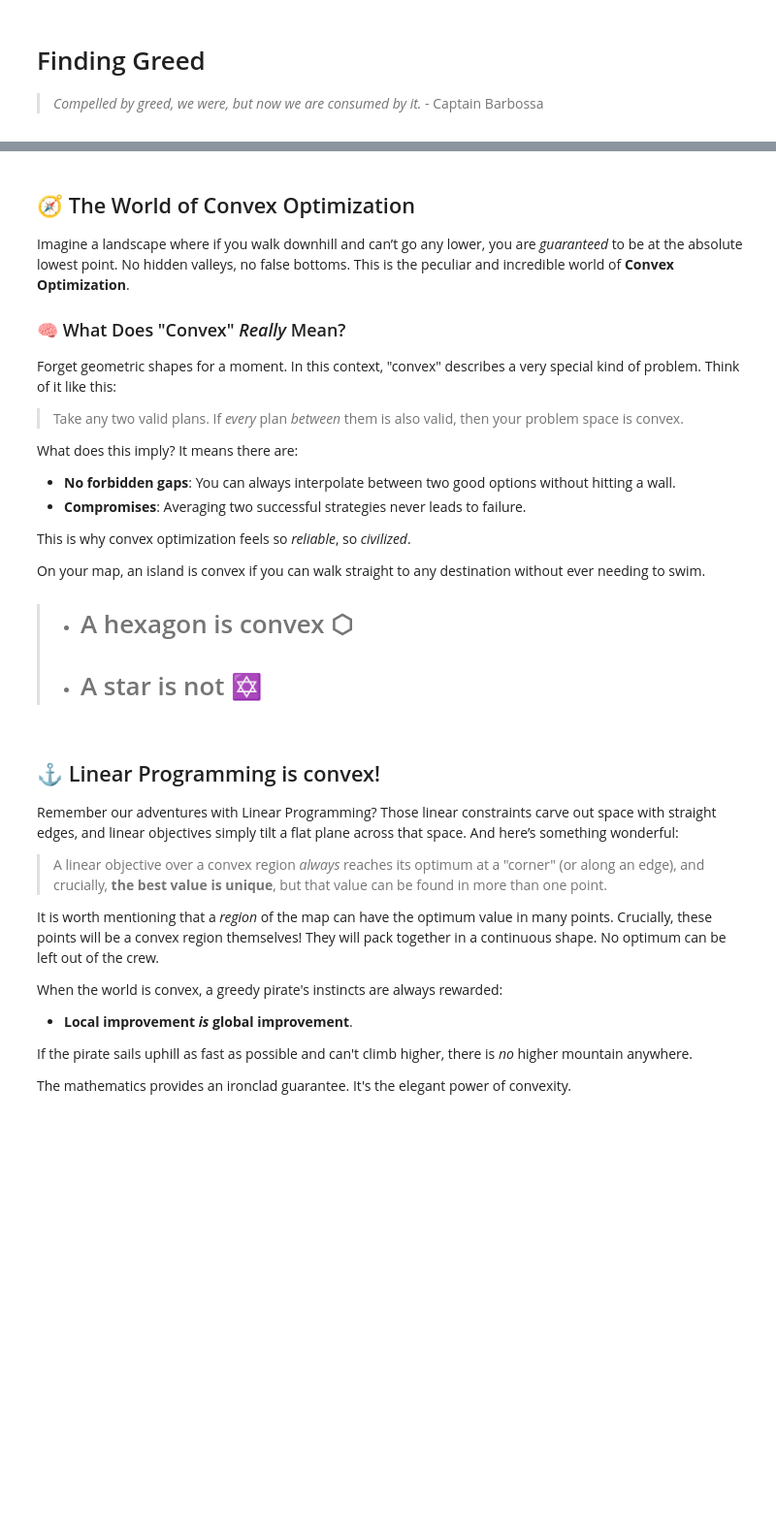
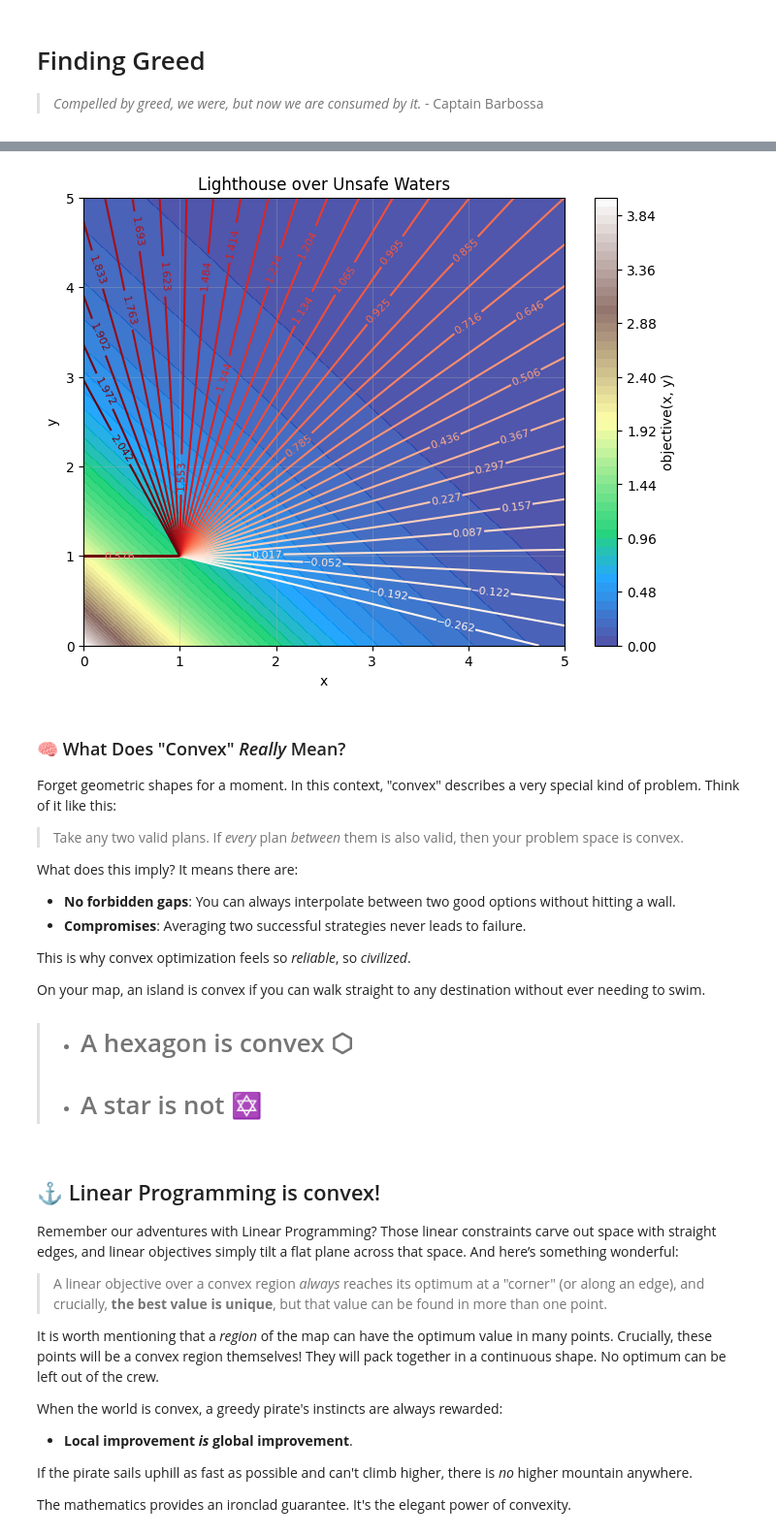
Before and after one commit to JulTob/Optimization, a Jupyter notebook: Introduction_to_Optimization.ipynb, the cells around one changed output, grey strips where cells are left out. Shown at 97% size. Drawn from its saved outputs; the diff is of its cells as text; code cells hidden in the pictures; blank space fills up the shorter version.

```diff
--- a/Introduction_to_Optimization.ipynb
+++ b/Introduction_to_Optimization.ipynb
@@ -1585,7 +1631,30 @@ Optimizers are in constant search for the Optimum. It's like the One Piece!
+# %%
+Lighthouse = np.array([1, 1])
+
+def LightField(position):
+    dx = position[0] - Lighthouse[0]
+    dy = position[1] - Lighthouse[1]
+    return 0.5**(dx+ dy)
+def RayField(position):
+    dx = position[0] - Lighthouse[0]
+    dy = position[1] - Lighthouse[1]
+    return np.arctan2(dy, dx)
+ray_angles = np.deg2rad(np.arange(-15, 120, 4))  # 12° beams
+plot_2D(
+    objective=LightField,                 # filled = glow
+    function=RayField,                    # contour lines = rays
+    x_rank=(0, 5),
+    y_rank=(0, 5),
+    levels=60,
+    lines=ray_angles,
+    isovalues="Reds",
+    title="Lighthouse over Unsafe Waters"
+)
+# %% [output]
+[figure, added]
 # %% [markdown]
-## 🧭 The World of Convex Optimization
 
-Imagine a landscape where if you walk downhill and can’t go any lower, you are *guaranteed* to be at the absolute lowest point. No hidden valleys, no false bottoms. This is the peculiar and incredible world of **Convex Optimization**.
+
 
 
 ### 🧠 What Does "Convex" *Really* Mean?
```
Also changed, not shown: parts of 18 cells of this notebook.
